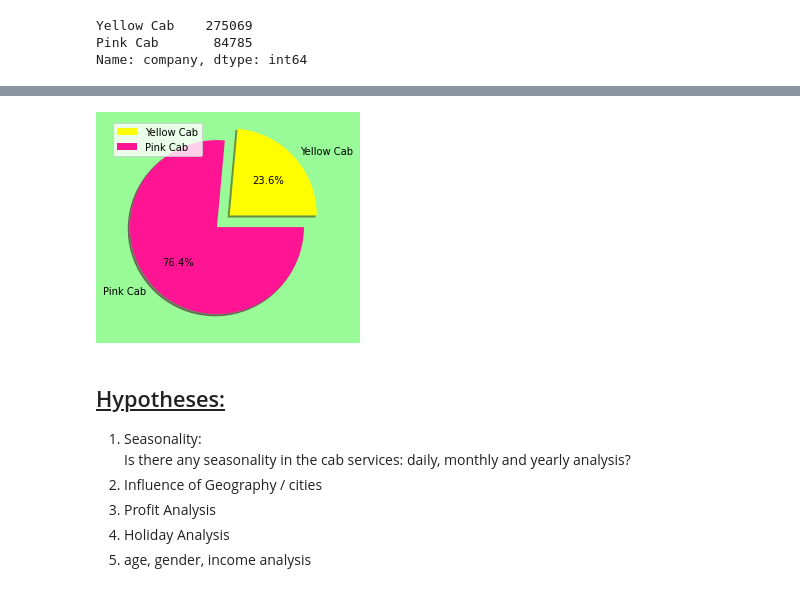
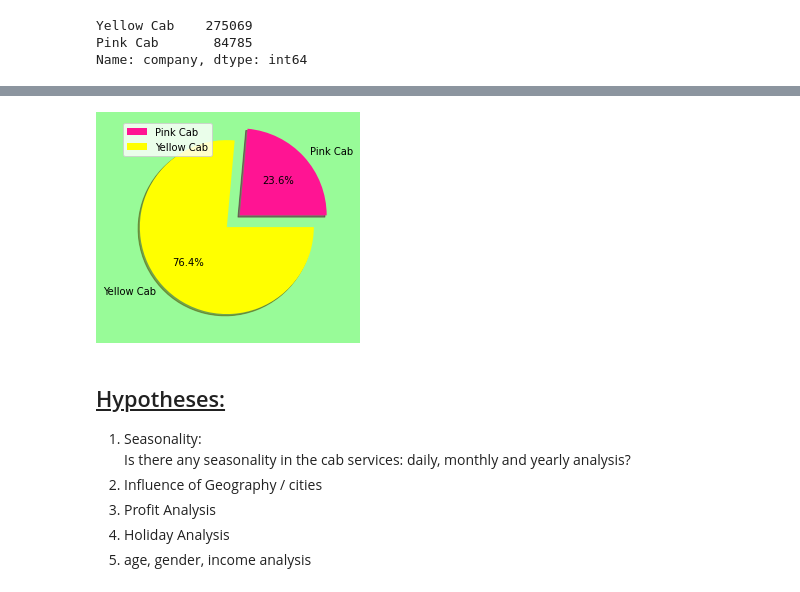
Before and after one commit to Soniyasunny1/DataSets, a Jupyter notebook: final_SoniyaSunny.ipynb, the cells around one changed output, grey strips where cells are left out. Drawn from its saved outputs; the diff is of its cells as text; code cells hidden in the pictures.

```diff
--- a/final_SoniyaSunny.ipynb
+++ b/final_SoniyaSunny.ipynb
@@ -281,11 +281,11 @@ pink_data.describe()
 # %%
 company = main_df.groupby(['company']).transaction_id.count()
 plt.figure(facecolor='palegreen')
-plt.pie(company, labels=["Yellow Cab", "Pink Cab"], explode=[0.2,0], colors=["yellow", "deeppink"], autopct='%1.1f%%', shadow=True)
+plt.pie(company, labels=["Pink Cab", "Yellow Cab"], explode=[0.2,0], colors=["deeppink", "yellow"], autopct='%1.1f%%', shadow=True)
 plt.legend()
 plt.show()
 # %% [output]
-[figure, old version]
+[figure, new version]
 # %% [markdown]
 ## <ins> Hypotheses:</ins>
 1. Seasonality:
```
Also changed, not shown: parts of 2 cells of this notebook, 2 other files.
